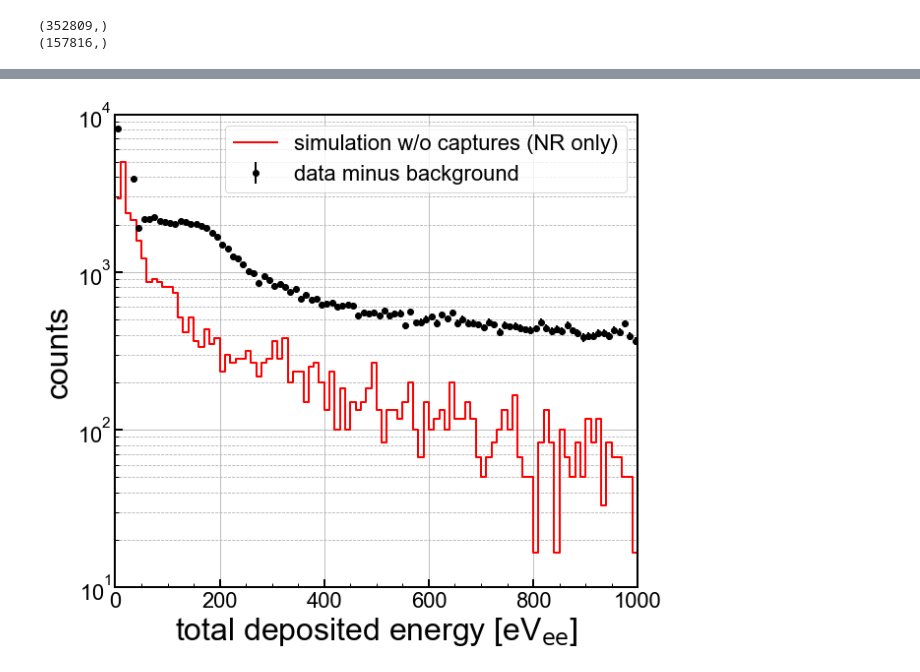
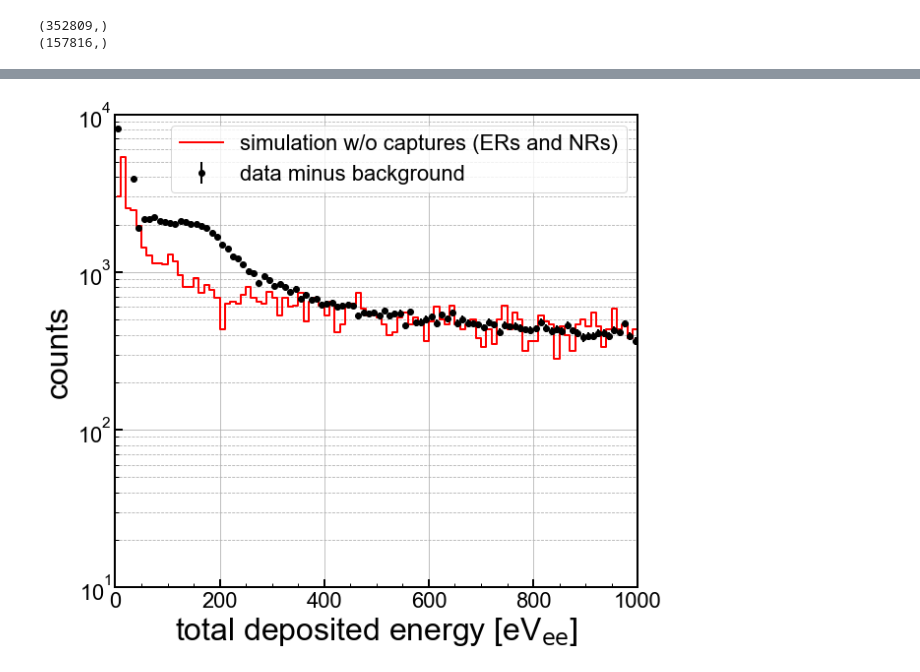
Before and after one commit to villaa/k100_ncapture_cal, a Jupyter notebook: R68_gdirect_first_spectra.ipynb, the cells around one changed output, grey strips where cells are left out. Saved outputs shown, nothing was run; the diff lists cells and outputs as text; code cells hidden in the pictures.

Commit message:
[ANV] first spectrum of simulation and data

```diff
--- a/R68_gdirect_first_spectra.ipynb
+++ b/R68_gdirect_first_spectra.ipynb
@@ -40,3 +40,9 @@ data = f['geant4/hits']
 f_nocap = h5py.File("/data/chocula/villaa/k100Sim_Data/captureCalhdf5/R68_gdirect_testskim_superhighstat_nocap.h5","r")
 
 data_nocap = f_nocap['geant4/hits']
+
+f_nocap_er = h5py.File("/data/chocula/villaa/k100Sim_Data/captureCalhdf5/R68_gdirect_testskim_superhighstat_nocap_er_lowe.h5","r")
+
+data_nocap_er = f_nocap_er['geant4/hits']
+
+print(np.shape(data_nocap_er))
@@ -46,6 +54,8 @@ nr_data = data[:,[0,4,5,6,21]]
 nr_dataframe = pd.DataFrame(data=nr_data)
 nr_data_nocap = data_nocap[:,[0,4,5,6,21]]
 nr_dataframe_nocap = pd.DataFrame(data=nr_data_nocap)
+er_data_nocap = data_nocap_er[:,[0,4,5,6,21]]
+er_dataframe_nocap = pd.DataFrame(data=er_data_nocap)
 
 #print(nr_dataframe)
 
@@ -78,3 +88,23 @@ for i in nr_dataframe_nocap.groupby(groupbyvec,axis=0)[3].apply(list):
     vector[0,0:np.shape(i)[0]] = np.transpose(np.asarray(i))
     evec_nocap = np.append(evec_nocap,vector*1e6,0) #convert from MeV
     nhit_nocap = np.append(nhit_nocap,np.shape(i)[0])
+
+max_vec_nocap_er = np.max(er_dataframe_nocap.groupby(groupbyvec,axis=0).size())
+
+evec_nocap_er = np.zeros((0,max_vec_nocap_er))
+nhit_nocap_er = np.zeros((0,1))
+
+print(np.shape(er_dataframe_nocap))
+print(np.shape(nr_dataframe_nocap))
+for n,i in enumerate(er_dataframe_nocap.groupby(groupbyvec,axis=0)[3].apply(list)):
+    #if n>36000: break
+    #print(i)
+    #print('{} out of {}'.format(n,np.shape(er_dataframe_nocap)[0]))
+    #print(np.shape(i))
+    vector = np.zeros((1,max_vec_nocap_er))
+    #print(np.shape(vector[0,0:np.shape(i)[0]]))
+    vector[0,0:np.shape(i)[0]] = np.transpose(np.asarray(i))
+    #print(np.shape(evec_nocap_er))
+    #print(np.shape(vector))
+    evec_nocap_er = np.append(evec_nocap_er,vector*1e6,0) #convert from MeV
+    nhit_nocap_er = np.append(nhit_nocap_er,np.shape(i)[0])
@@ -97,6 +130,7 @@ eps = 3.8 #eV for silicon
 F = 0.1161 #silicon value taken from https://www.sciencedirect.com/science/article/pii/S0168900297009650
 evec_ee = (evec + evec*damic_y(evec)*(V/eps))/(1+(V/eps))
 evec_ee_nocap = (evec_nocap + evec_nocap*damic_y(evec_nocap)*(V/eps))/(1+(V/eps))
+evec_ee_nocap_er = (evec_nocap_er + evec_nocap_er*(V/eps))/(1+(V/eps))
 # %%
 #make some histograms
 
@@ -106,6 +140,8 @@ sume = np.sum(evec_ee,1)
 n,nx = np.histogram(sume[sume>thresh],100,range=(0,xmax))
 sume_nocap = np.sum(evec_ee_nocap,1)
 n_nocap,nx_nocap = np.histogram(sume_nocap[sume_nocap>thresh],100,range=(0,xmax))
+sume_nocap_er = np.sum(evec_ee_nocap_er,1)
+n_nocap_er,nx_nocap_er = np.histogram(sume_nocap_er[sume_nocap_er>thresh],100,range=(0,xmax))
 #n_ss,nx_ss = np.histogram(np.sum(nr_energies[nr_hits==1,:],1)*1000,250,range=(0,xmax))
 #n_ms,nx_ms = np.histogram(np.sum(nr_energies[nr_hits>1,:],1)*1000,250,range=(0,xmax))
 
@@ -199,37 +288,38 @@ ymin=10
 ymax=10000
 #ax1.step(xc,n*livefac, where='mid',color='k', linestyle='-', \
 #         label='all scatters', linewidth=2)
-ax1.step(xc,n_nocap*livefac, where='mid',color='r', linestyle='-', \
-         label='simulation w/o captures (NR only)', linewidth=2)
+ax1.step(xc,(n_nocap+n_nocap_er)*livefac, where='mid',color='r', linestyle='-', \
+         label='simulation w/o captures (ERs and NRs)', linewidth=2)
+
 
 dlabel='data minus background'
 #step1, = ax1.step(xcd_68,nd_68-ndb_68, where='mid',color='k', linestyle='-', label=dlabel, linewidth=2)
 err = np.sqrt(nd_68+ndb_68)
 ax1.errorbar(xcd_68,nd_68-ndb_68,yerr=[err,err], marker='o', markersize=6, \
              ecolor='k',color='k', linestyle='none', label=dlabel, linewidth=2)
 
 
 
 
 #tlabel = 'Thresh. {0} eV$_{{\mathrm{{ee}}}}$'.format(18)
 #ax1.axvline(thresh, color='k', linestyle='--', lw=2, alpha=0.8,label=tlabel)
 #erange_x = np.arange(thresh-sigthr, thresh+sigthr, 0.01)
 #ax1.fill_between(erange_x, ymin, ymax, facecolor='r', alpha=0.3)
 
 ax1.set_yscale('log')
 ax1.set_xlim(0, xmax) #in pairs
 ax1.set_ylim(ymin,ymax)
 ax1.set_xlabel('total deposited energy [eV$_{\\mathrm{ee}}$]',**axis_font)
 ax1.set_ylabel('counts',**axis_font)
 ax1.grid(True)
 ax1.yaxis.grid(True,which='minor',linestyle='--')
 ax1.legend(loc=1,prop={'size':22})
 
 for axis in ['top','bottom','left','right']:
   ax1.spines[axis].set_linewidth(2)
 
 plt.tight_layout()
-plt.savefig('figures/R68_sim_gdirect_bknd_compare.png')
+plt.savefig('figures/R68_sim_gdirect_bknd_compare_total.png')
 plt.show()
 # %% [output]
-[figure, old version]
+[figure, new version]
```
Also changed, not shown: parts of 4 cells of this notebook, 3 other files.
